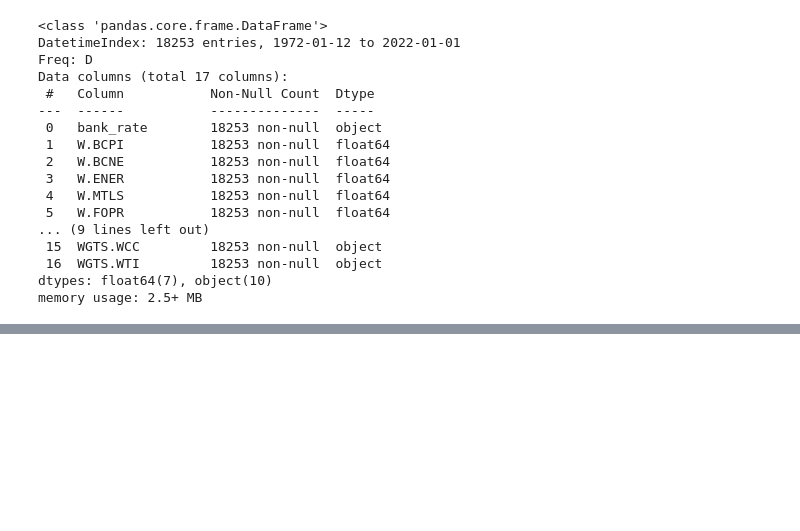
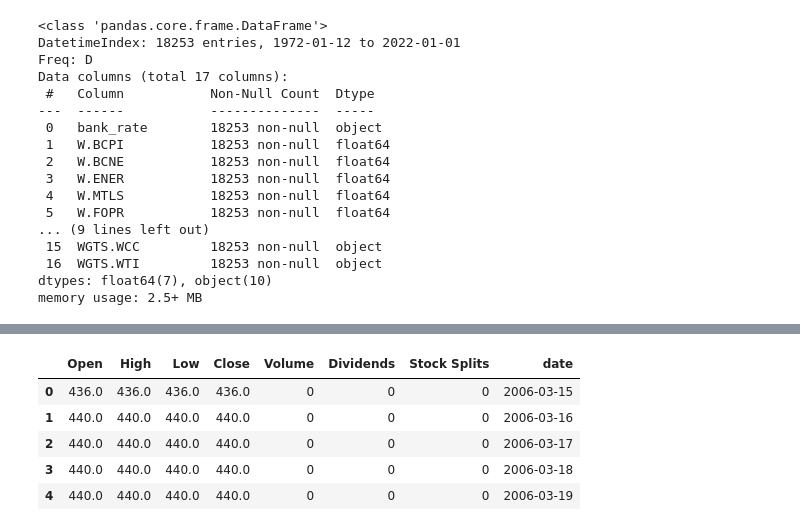
Before and after one commit to JSMarrocco/CHAMOAnalyticsDatathon2022, a Jupyter notebook: PCA/indices_processing.ipynb, the cells around one changed output, grey strips where cells are left out. Saved outputs shown, nothing was run; the diff lists cells and outputs as text; code cells hidden in the pictures; blank space fills up the shorter version.

```diff
--- a/PCA/PCA_processing.ipynb
+++ b/PCA/indices_processing.ipynb
@@ -198,0 +232,10 @@ memory usage: 2.5+ MB
+# %%
+GSCI_hist = stretch_to_daybyday(GSCI_hist)
+GSCI_hist.head()
+# %% [output]
+|  | Open | High | Low | Close | Volume | Dividends | Stock Splits | date |
+| 0 | 436.0 | 436.0 | 436.0 | 436.0 | 0 | 0 | 0 | 2006-03-15 |
+| 1 | 440.0 | 440.0 | 440.0 | 440.0 | 0 | 0 | 0 | 2006-03-16 |
+| 2 | 440.0 | 440.0 | 440.0 | 440.0 | 0 | 0 | 0 | 2006-03-17 |
+| 3 | 440.0 | 440.0 | 440.0 | 440.0 | 0 | 0 | 0 | 2006-03-18 |
+| 4 | 440.0 | 440.0 | 440.0 | 440.0 | 0 | 0 | 0 | 2006-03-19 |
```
Also changed, not shown: parts of 13 cells of this notebook, 3 other files.
